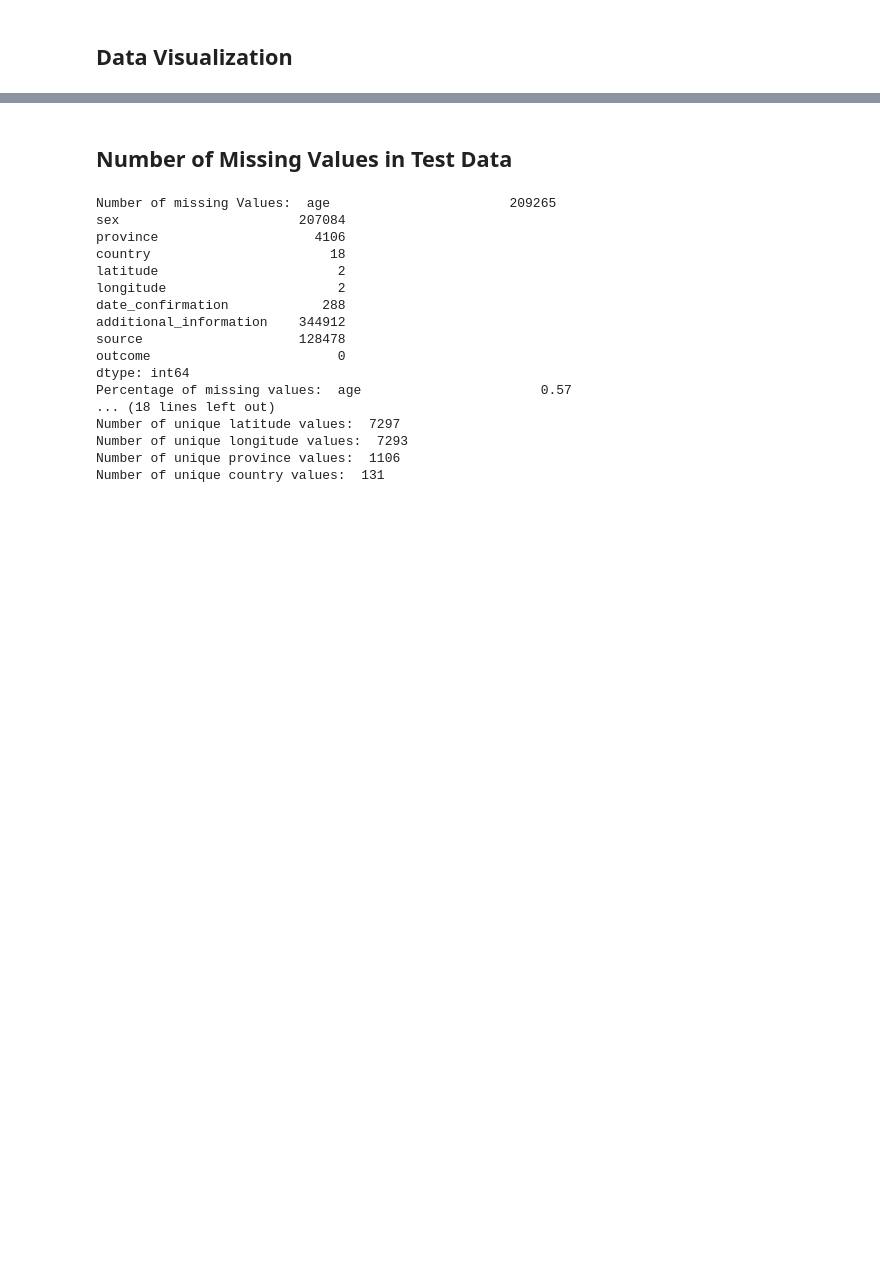
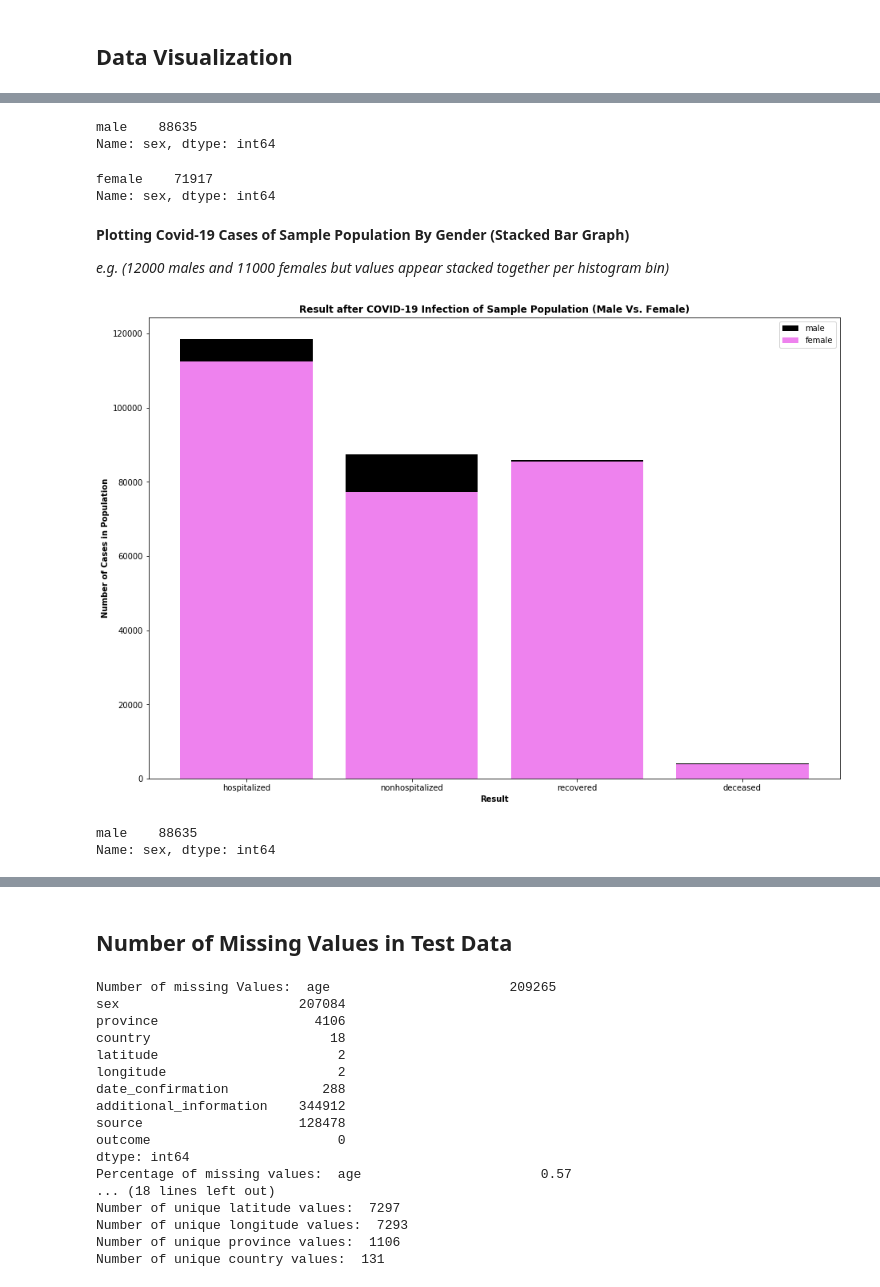
Before and after one commit to scotchontherocks31/cmpt459project, a Jupyter notebook: src/eda.ipynb, the cells around one changed output, grey strips where cells are left out. Cells and saved outputs as stored; diff of their text form; code cells hidden in the pictures; blank space fills up the shorter version.

```diff
--- a/src/eda.ipynb
+++ b/src/eda.ipynb
@@ -46,0 +202,4 @@ train_data
+# %%
+train_data4 = pd.DataFrame(train_data, columns=['sex', 'outcome'])
+
+train_data5 = pd.DataFrame(train_data, columns=['sex', 'outcome'])
@@ -46,0 +228,8 @@ train_data
+# %%
+plt_values_m = train_data4['sex']
+to_remove_f = plt_values_m[plt_values_m == 'female']
+train_data4 = train_data4[~train_data4.sex.isin(to_remove_f)]
+# %%
+plt_values_f = train_data5['sex']
+to_remove_m = plt_values_f[plt_values_f == 'male']
+train_data5 = train_data5[~train_data5.sex.isin(to_remove_m)]
@@ -46,0 +284,32 @@ train_data
+# %%
+train_data4['sex'].value_counts()
+# %% [output]
+male    88635
+Name: sex, dtype: int64
+# %%
+train_data5['sex'].dropna().value_counts()
+# %% [output]
+female    71917
+Name: sex, dtype: int64
+# %% [markdown]
+**Plotting Covid-19 Cases of Sample Population By Gender (Stacked Bar Graph)**
+
+*e.g. (12000 males and 11000 females but values appear stacked together per histogram bin)*
+# %%
+fig = plt.figure()
+ax = fig.add_axes([0,0,2,2])
+ax.bar(train_data4['outcome'].value_counts().keys(), train_data4['outcome'].dropna().value_counts(),label='male',color='black')
+ax.bar(train_data5['outcome'].value_counts().keys(), train_data5['outcome'].dropna().value_counts(),label='female',color='violet')
+plt.title('Result after COVID-19 Infection of Sample Population (Male Vs. Female)',fontweight='bold')
+plt.xlabel('Result',fontweight='bold')
+plt.ylabel('Number of Cases in Population',fontweight='bold')
+plt.legend(loc='best')
+#plt.show()
+plt.savefig("../plots/plot4", bbox_inches="tight")
+# %% [output]
+[figure, added]
+# %%
+train_data4['sex'].value_counts()
+# %% [output]
+male    88635
+Name: sex, dtype: int64
```
Also changed, not shown: parts of 82 cells of this notebook, 19 other files.
